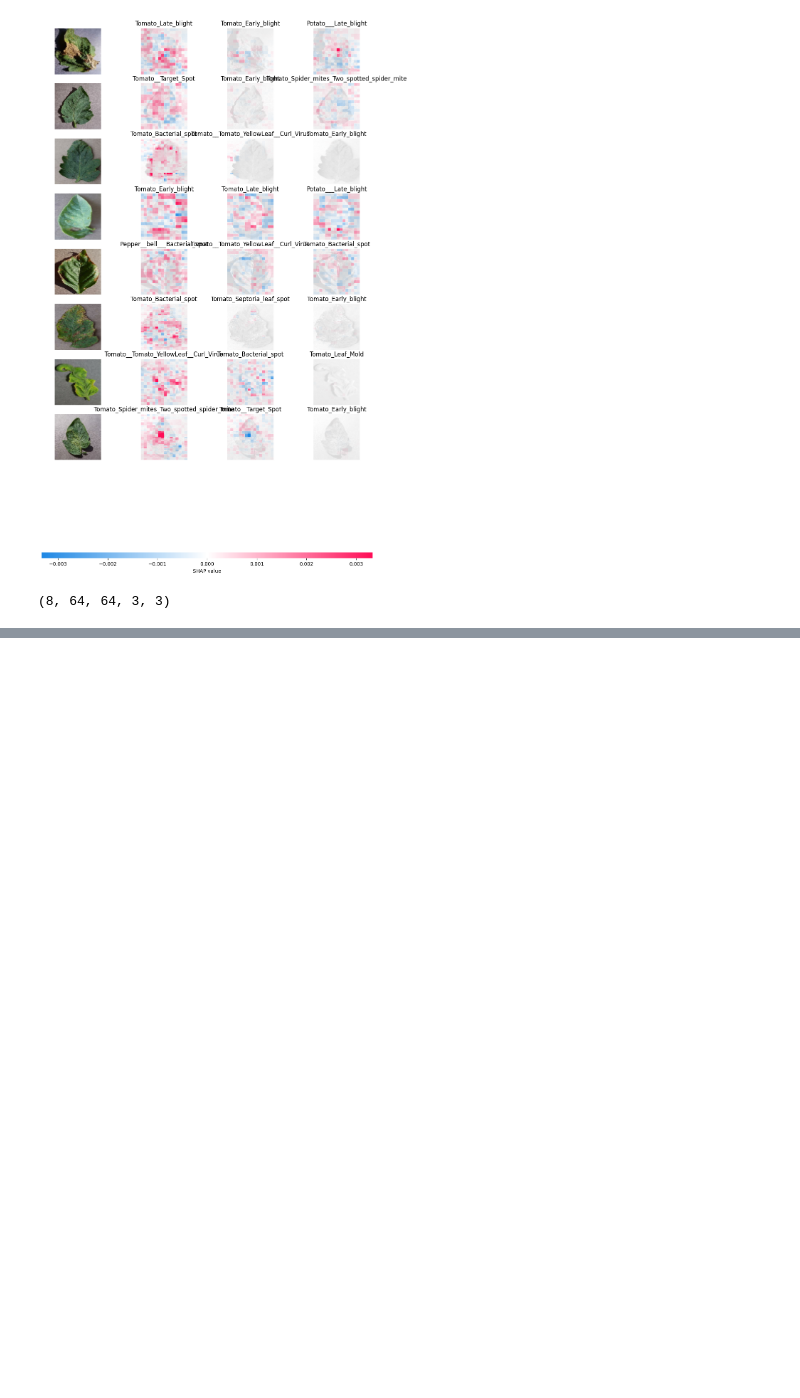
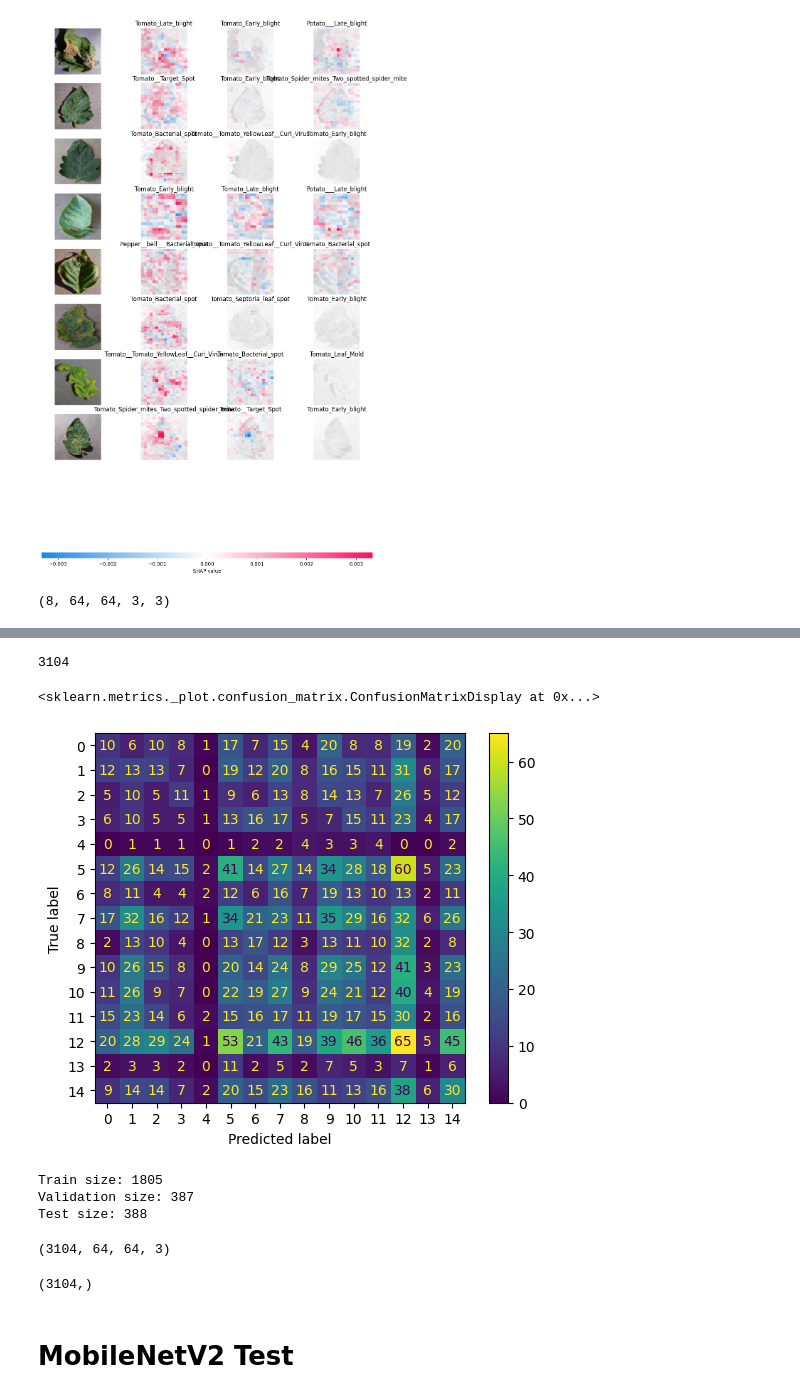
Before and after one commit to oceeta/crop-disease-detection, a Jupyter notebook: training/training copy.ipynb, the cells around one changed output, grey strips where cells are left out. Cells and saved outputs as stored; diff of their text form; code cells hidden in the pictures; blank space fills up the shorter version.

```diff
--- a/training/training copy.ipynb
+++ b/training/training copy.ipynb
@@ -365,2 +353,2 @@ shap_value.shape
 # %%
-tf.keras.models.load_model("../models/1.keras")
+model = tf.keras.models.load_model("../models/2.keras")
@@ -371,0 +355,6 @@ config={'module': 'keras', 'class_name': 'Sequential', 'config': {'name': 'seque
+# %%
+# Get predictions
+import numpy as np
+
+predictions = model.predict(X_test)
+y_pred = np.argmax(predictions, axis=1)  # Convert probabilities to class indices
@@ -371,0 +363,47 @@ config={'module': 'keras', 'class_name': 'Sequential', 'config': {'name': 'seque
+# %%
+import numpy as np
+
+X_test_list = []
+y_test_list = []
+
+for d in test_ds:
+    X_test_list.append(d[0].numpy())  # Images
+    y_test_list.append(d[1].numpy())  # Labels
+
+# Concatenate all batches into a single array
+X_test = np.concatenate(X_test_list, axis=0)
+y_test = np.concatenate(y_test_list, axis=0)
+# %%
+len(X_test)
+# %% [output]
+3104
+# %%
+from sklearn.metrics import confusion_matrix, ConfusionMatrixDisplay
+
+# Assuming y_test contains true class indices
+conf_matrix = confusion_matrix(y_test, y_pred)
+
+# Optional: Display the confusion matrix
+disp = ConfusionMatrixDisplay(confusion_matrix=conf_matrix)
+disp.plot(cmap="viridis")  # Change colormap as desired
+# %% [output]
+<sklearn.metrics._plot.confusion_matrix.ConfusionMatrixDisplay at 0x...>
+[figure, added]
+# %%
+print(f"Train size: {len(list(train_ds))}")
+print(f"Validation size: {len(list(val_ds))}")
+print(f"Test size: {len(list(test_ds))}")
+# %% [output]
+Train size: 1805
+Validation size: 387
+Test size: 388
+# %%
+X_test.shape
+# %% [output]
+(3104, 64, 64, 3)
+# %%
+y_test.shape
+# %% [output]
+(3104,)
+# %% [markdown]
+# MobileNetV2 Test
```
Also changed, not shown: parts of 19 cells of this notebook, 7 other files.
